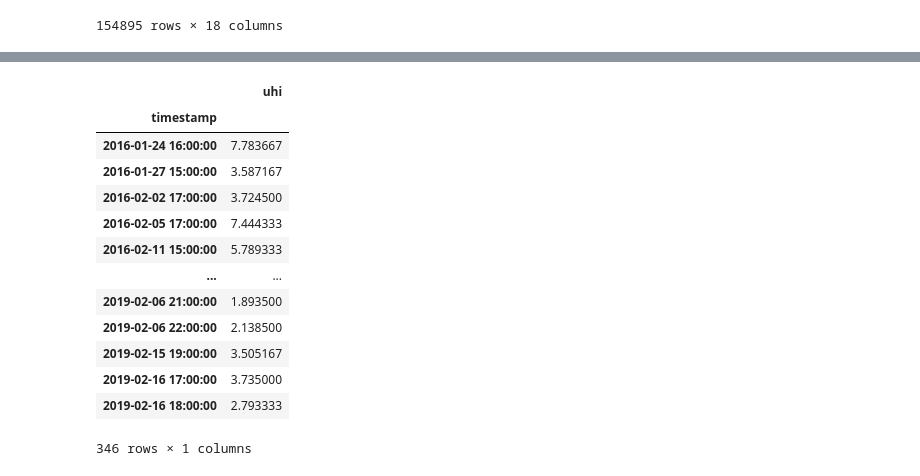
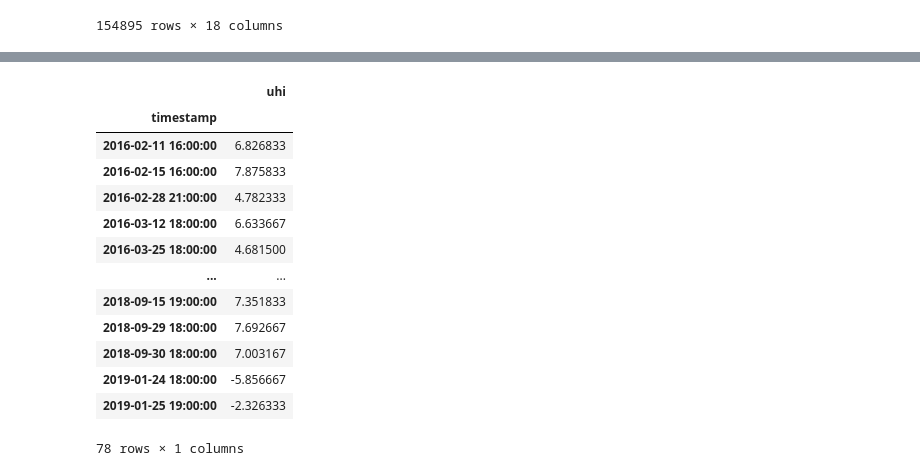
Before and after one commit to plbalmeida/ml-uhi, a Jupyter notebook: notebooks/1.0-preprocessing.ipynb, the cells around one changed output, grey strips where cells are left out. Saved outputs shown, nothing was run; the diff lists cells and outputs as text; code cells hidden in the pictures.

```diff
--- a/notebooks/1.0-preprocessing.ipynb
+++ b/notebooks/1.0-preprocessing.ipynb
@@ -36,11 +36,11 @@ s3_resource = boto3.resource(
 # %%
-df_full = []
-for year in list(range(2009, 2019+1)):
-    prefix=f"raw/{year}/"
-    prefix_objs = s3_resource.Bucket("cge").objects.filter(Prefix=prefix)
-    keys = [obj.key for obj in prefix_objs]
-    for key in keys:
-        obj = s3_client.get_object(Bucket="cge", Key=key)
-        df = pd.read_csv(io.BytesIO(obj["Body"].read()))
-        df_full.append(df)
+# df_full = []
+# for year in list(range(2009, 2019+1)):
+#     prefix=f"raw/{year}/"
+#     prefix_objs = s3_resource.Bucket("cge").objects.filter(Prefix=prefix)
+#     keys = [obj.key for obj in prefix_objs]
+#     for key in keys:
+#         obj = s3_client.get_object(Bucket="cge", Key=key)
+#         df = pd.read_csv(io.BytesIO(obj["Body"].read()))
+#         df_full.append(df)
 # %%
@@ -114,3 +87,6 @@ rural
+# %%
+lapa = pd.read_csv("../data/raw/lapa.csv").drop("Unnamed: 0", axis=1)
+rural = pd.read_csv("../data/raw/rural.csv").drop("Unnamed: 0", axis=1)
 # %%
 lapa = lapa.merge(rural, on="timestamp")
 lapa["uhi"] = lapa.temperature - lapa.temperature_rural
@@ -210,11 +194,23 @@ cols
 # %%
+# def get_outliers(df, features, factor):
+#     for feature in features:
+#         df_ = df.copy()
+#         df_rolling_stats = df_[feature].rolling(window=24, center=True, min_periods=1).agg({"rolling_mean": "mean", "rolling_std": "std"})
+#         df_[["rolling_mean", "rolling_std"]] = df_rolling_stats
+#         df[f"{feature}_outlier"] = np.abs(df_[feature] - df_["rolling_mean"]) > factor * df_["rolling_std"]
+#         df[f"{feature}_outlier"] = df[f"{feature}_outlier"].astype(int)
+#     return df
+
+
 def get_outliers(df, features, factor):
+    df_outliers = pd.DataFrame()
     for feature in features:
         df_ = df.copy()
         df_rolling_stats = df_[feature].rolling(window=24, center=True, min_periods=1).agg({"rolling_mean": "mean", "rolling_std": "std"})
         df_[["rolling_mean", "rolling_std"]] = df_rolling_stats
-        df[f"{feature}_outlier"] = np.abs(df_[feature] - df_["rolling_mean"]) > factor * df_["rolling_std"]
-        df[f"{feature}_outlier"] = df[f"{feature}_outlier"].astype(int)
-    return df
+        df_outliers[f"{feature}_outlier"] = np.abs(df_[feature] - df_["rolling_mean"]) > factor * df_["rolling_std"]
+        df_outliers[f"{feature}_outlier"] = df_outliers[f"{feature}_outlier"].astype(int)
+    return df_outliers
 # %%
-lapa = get_outliers(df=lapa, features=cols, factor=2)
+df_outliers = get_outliers(df=lapa, features=cols, factor=3)
+df_outliers
@@ -221,21 +232,22 @@ lapa = get_outliers(df=lapa, features=cols, factor=2)
 # %%
-outliers = lapa[["uhi", "uhi_outlier"]][lapa.temperature_outlier == 1].drop("uhi_outlier", axis=1)
+outliers = lapa[["uhi"]].merge(df_outliers[["uhi_outlier"]], left_index=True, right_index=True)
+outliers = outliers[outliers.uhi_outlier == 1].drop("uhi_outlier", axis=1)
 outliers
 # %% [output]
 |  | uhi |
 | timestamp |  |
-| 2016-01-24 16:00:00 | 7.783667 |
-| 2016-01-27 15:00:00 | 3.587167 |
-| 2016-02-02 17:00:00 | 3.724500 |
-| 2016-02-05 17:00:00 | 7.444333 |
-| 2016-02-11 15:00:00 | 5.789333 |
+| 2016-02-11 16:00:00 | 6.826833 |
+| 2016-02-15 16:00:00 | 7.875833 |
+| 2016-02-28 21:00:00 | 4.782333 |
+| 2016-03-12 18:00:00 | 6.633667 |
+| 2016-03-25 18:00:00 | 4.681500 |
 | ... | ... |
-| 2019-02-06 21:00:00 | 1.893500 |
-| 2019-02-06 22:00:00 | 2.138500 |
-| 2019-02-15 19:00:00 | 3.505167 |
-| 2019-02-16 17:00:00 | 3.735000 |
-| 2019-02-16 18:00:00 | 2.793333 |
+| 2018-09-15 19:00:00 | 7.351833 |
+| 2018-09-29 18:00:00 | 7.692667 |
+| 2018-09-30 18:00:00 | 7.003167 |
+| 2019-01-24 18:00:00 | -5.856667 |
+| 2019-01-25 19:00:00 | -2.326333 |
-346 rows × 1 columns
+78 rows × 1 columns
 # %%
 import matplotlib.pyplot as plt
 plt.plot(lapa.uhi)
```
Also changed, not shown: parts of 17 cells of this notebook.
